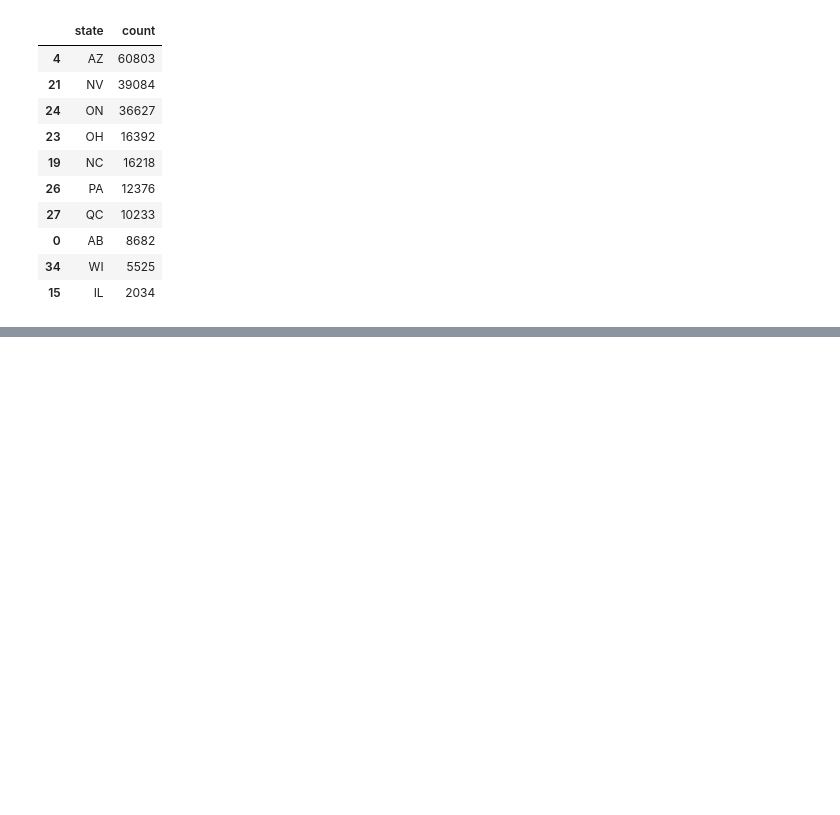
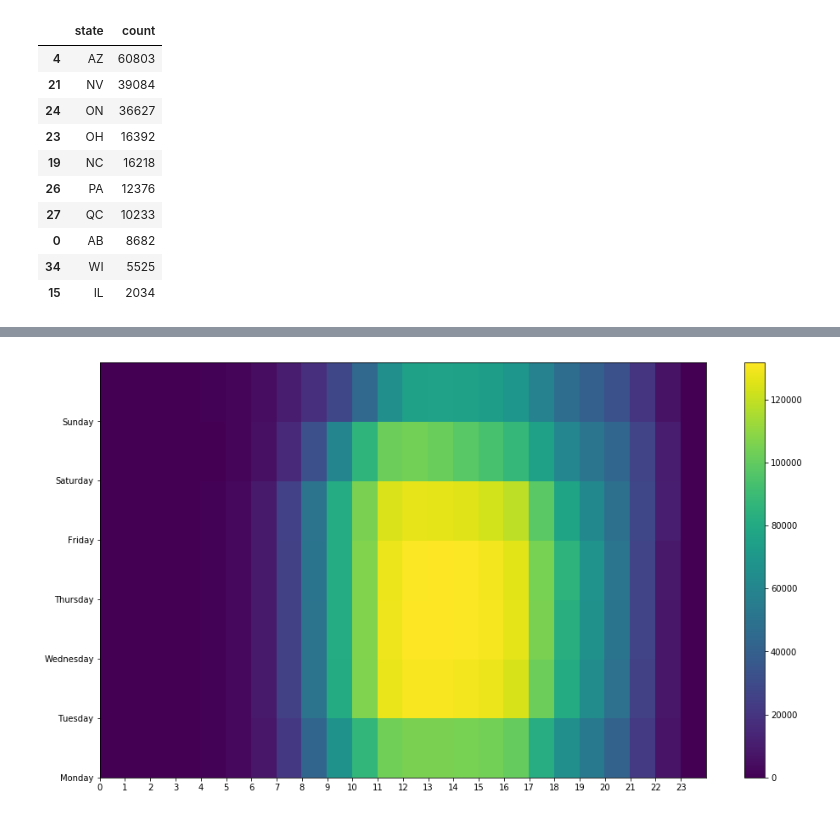
Before and after one commit to lorenzovngl/analysis-of-yelp-open-dataset, a Jupyter notebook: business.ipynb, the cells around one changed output, grey strips where cells are left out. Cells and saved outputs as stored; diff of their text form; code cells hidden in the pictures; blank space fills up the shorter version.

```diff
--- a/business.ipynb
+++ b/business.ipynb
@@ -91,3 +91,22 @@ df[['state']].groupby(['state']).size().reset_index(name='count').sort_values(by
 | 0 | AB | 8682 |
 | 34 | WI | 5525 |
 | 15 | IL | 2034 |
+# %%
+df[['hours']].head(10)
+days_num = {'Monday': 1, "Tuesday": 2, "Wednesday": 3, "Thursday": 4, "Friday": 5, "Saturday": 6, "Sunday": 7}
+days = ['Monday', "Tuesday", "Wednesday", "Thursday", "Friday", "Saturday", "Sunday"]
+timetable = [[0 for x in range(24)] for y in range(7)]
+for o in df[['hours']].values:
+    if o[0] != None:
+        week = {}
+        for day in o[0]:
+            time = o[0][day].split('-')
+            opening_hour =  int(time[0].split(':')[0])
+            opening_min =  int(time[0].split(':')[1])
+            closing_hour =  int(time[1].split(':')[0])
+            closing_min =  int(time[1].split(':')[1])
+            for i in range(opening_hour, closing_hour):
+                timetable[days_num[day]-1][i] = timetable[days_num[day]-1][i] + 1
+        hours.append(week)
+df_hours = pd.DataFrame(data=timetable, index=days)
+df_hours
@@ -93,0 +123,9 @@ df[['state']].groupby(['state']).size().reset_index(name='count').sort_values(by
+# %%
+f = plt.figure(figsize=(16, 9))
+plt.pcolor(df_hours)
+plt.yticks(range(len(df_hours.index)), df_hours.index)
+plt.xticks(range(len(df_hours.columns)), df_hours.columns)
+plt.colorbar()
+plt.show()
+# %% [output]
+[figure, added]
```
Also changed, not shown: parts of 2 cells of this notebook, 1 other file.
